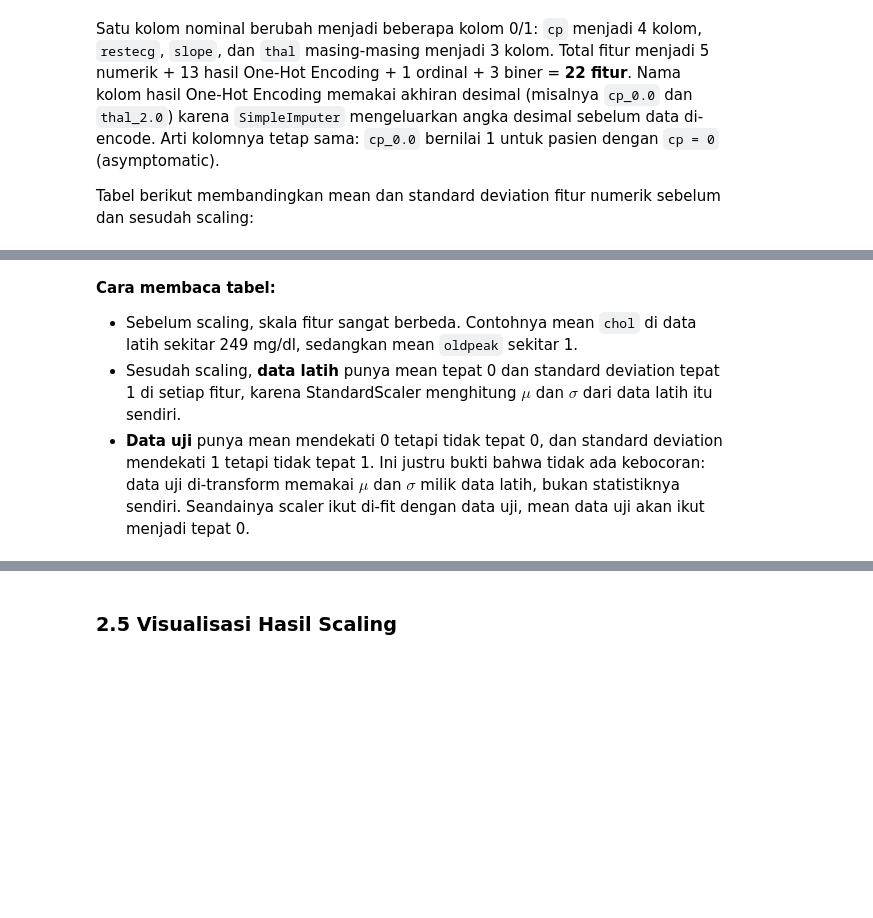
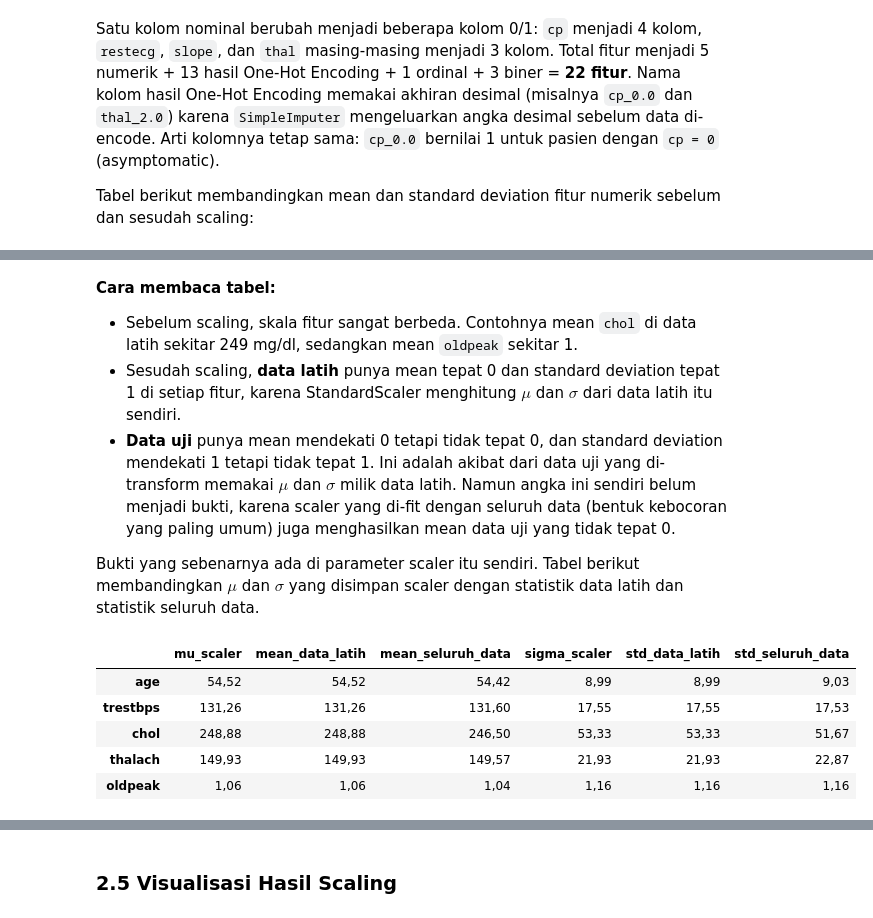
Before and after one commit to agm4r/uci-heart-disease-classification, a Jupyter notebook: 03-notebook/Kelompok6_Heart_Disease_Prediction.ipynb, the cells around one changed output, grey strips where cells are left out. Drawn from its saved outputs; the diff is of its cells as text; code cells hidden in the pictures; blank space fills up the shorter version.

Commit message:
fix(fase-2): perkuat bukti tanpa data leakage lewat parameter scaler dan luruskan contoh kategori langka

```diff
--- a/03-notebook/Kelompok6_Heart_Disease_Prediction.ipynb
+++ b/03-notebook/Kelompok6_Heart_Disease_Prediction.ipynb
@@ -751,4 +751,24 @@ perbandingan = pd.DataFrame({
 
 - Sebelum scaling, skala fitur sangat berbeda. Contohnya mean `chol` di data latih sekitar 249 mg/dl, sedangkan mean `oldpeak` sekitar 1.
 - Sesudah scaling, **data latih** punya mean tepat 0 dan standard deviation tepat 1 di setiap fitur, karena StandardScaler menghitung $\mu$ dan $\sigma$ dari data latih itu sendiri.
-- **Data uji** punya mean mendekati 0 tetapi tidak tepat 0, dan standard deviation mendekati 1 tetapi tidak tepat 1. Ini justru bukti bahwa tidak ada kebocoran: data uji di-transform memakai $\mu$ dan $\sigma$ milik data latih, bukan statistiknya sendiri. Seandainya scaler ikut di-fit dengan data uji, mean data uji akan ikut menjadi tepat 0.
+- **Data uji** punya mean mendekati 0 tetapi tidak tepat 0, dan standard deviation mendekati 1 tetapi tidak tepat 1. Ini adalah akibat dari data uji yang di-transform memakai $\mu$ dan $\sigma$ milik data latih. Namun angka ini sendiri belum menjadi bukti, karena scaler yang di-fit dengan seluruh data (bentuk kebocoran yang paling umum) juga menghasilkan mean data uji yang tidak tepat 0.
+
+Bukti yang sebenarnya ada di parameter scaler itu sendiri. Tabel berikut membandingkan $\mu$ dan $\sigma$ yang disimpan scaler dengan statistik data latih dan statistik seluruh data.
+# %%
+scaler_demo = prep_demo.named_transformers_["numerik"]
+bukti_scaler = pd.DataFrame({
+    "mu_scaler": scaler_demo.mean_,
+    "mean_data_latih": X_train[KOLOM_NUMERIK].mean().to_numpy(),
+    "mean_seluruh_data": X[KOLOM_NUMERIK].mean().to_numpy(),
+    "sigma_scaler": scaler_demo.scale_,
+    "std_data_latih": X_train[KOLOM_NUMERIK].std(ddof=0).to_numpy(),
+    "std_seluruh_data": X[KOLOM_NUMERIK].std(ddof=0).to_numpy(),
+}, index=KOLOM_NUMERIK)
+bukti_scaler.round(2).map(lambda v: angka_id(v, 2))
+# %% [output]
+|  | mu_scaler | mean_data_latih | mean_seluruh_data | sigma_scaler | std_data_latih | std_seluruh_data |
+| age | 54,52 | 54,52 | 54,42 | 8,99 | 8,99 | 9,03 |
+| trestbps | 131,26 | 131,26 | 131,60 | 17,55 | 17,55 | 17,53 |
+| chol | 248,88 | 248,88 | 246,50 | 53,33 | 53,33 | 51,67 |
+| thalach | 149,93 | 149,93 | 149,57 | 21,93 | 21,93 | 22,87 |
+| oldpeak | 1,06 | 1,06 | 1,04 | 1,16 | 1,16 | 1,16 |
```
Also changed, not shown: parts of 4 cells of this notebook, 1 other file.
